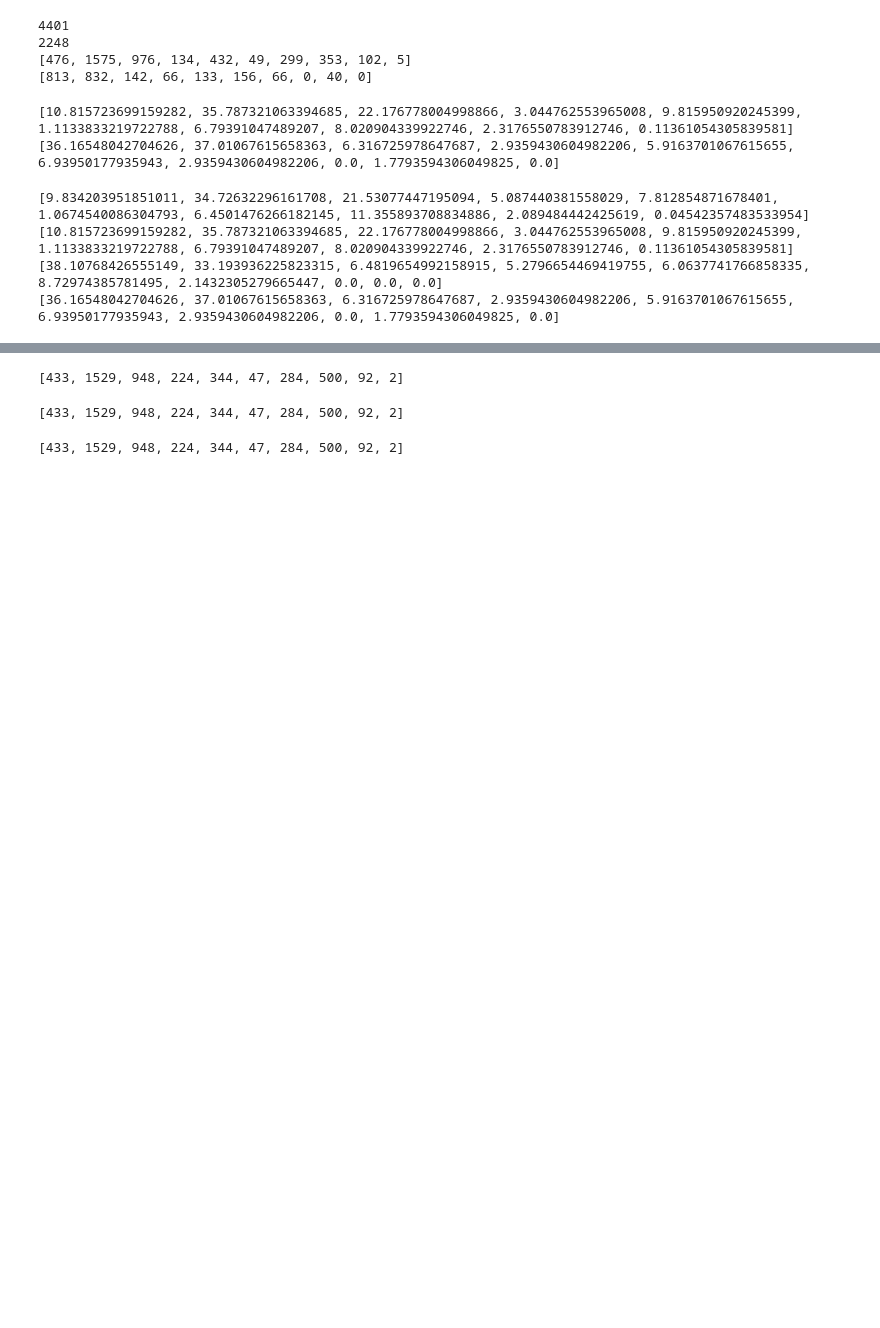
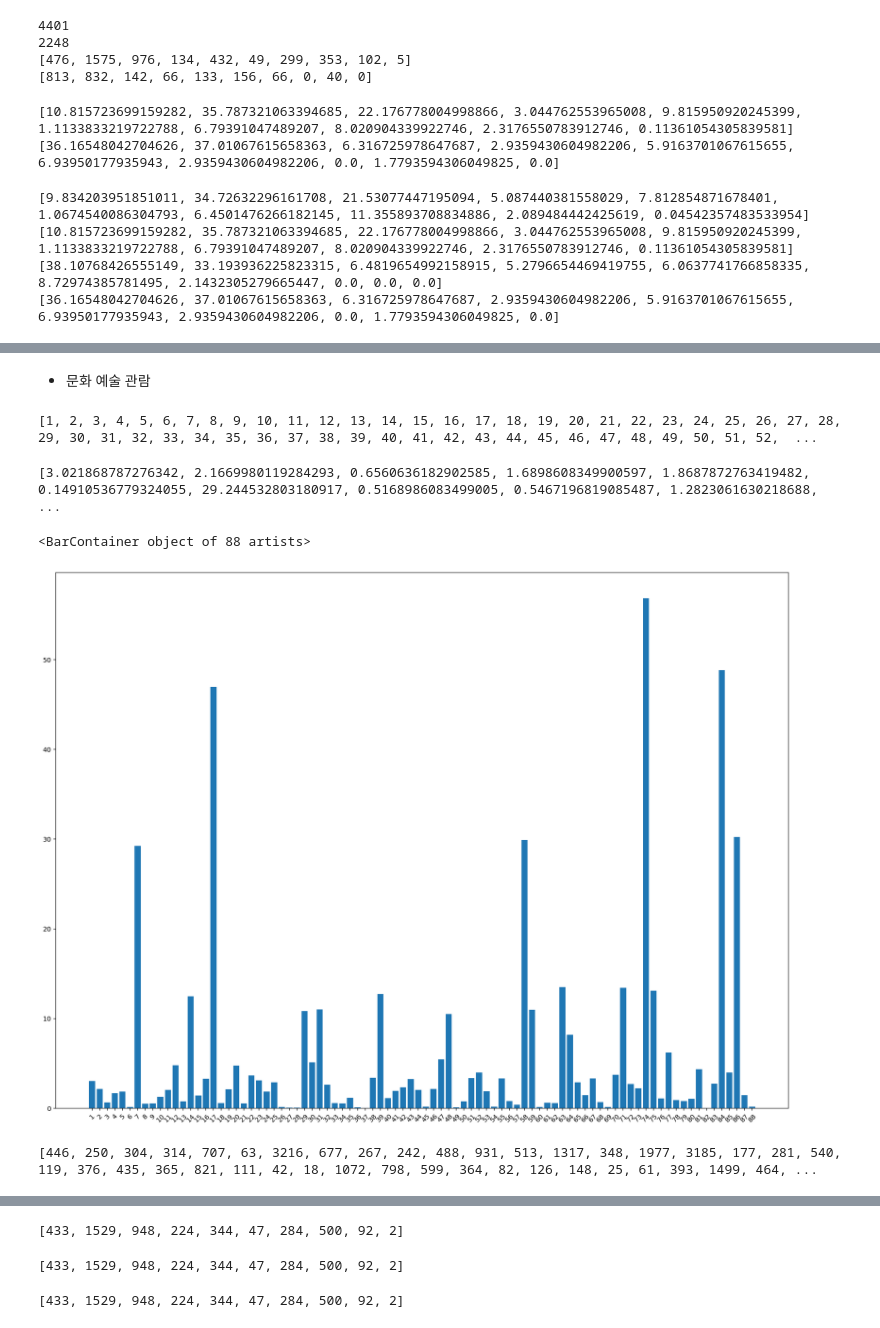
Before and after one commit to ansehoon1999/MG-DataAnaylsis, a Jupyter notebook: 세훈/DataAnalysis_7_25_1.ipynb, the cells around one changed output, grey strips where cells are left out. Drawn from its saved outputs; the diff is of its cells as text; code cells hidden in the pictures; blank space fills up the shorter version.

```diff
--- a/세훈/DataAnalysis_7_25_1.ipynb
+++ b/세훈/DataAnalysis_7_25_1.ipynb
@@ -397,0 +400,3 @@ print(q3_1_2020)
+# %%
+weekday = [0] * 88
+weekday_hope = [0] * 88
@@ -397,0 +428,32 @@ print(q3_1_2020)
+# %%
+
+
+for i in range(len(df_weekday)) :
+  for j i
+
+df_weekday
+
+df_weekday_hope
+# %%
+for i in range(len(df_weekday)) :
+  for j in range(8) :
+    if  1 <= df_weekday.iloc[i,j] < 99 :
+      x = df_weekday.iloc[i,j]
+      weekday[x-1] = weekday[x-1] + 1
+# %% [markdown]
+- 문화 예술 관람
+# %%
+title = list(range(1, 89, 1))
+print(title)
+# %% [output]
+[1, 2, 3, 4, 5, 6, 7, 8, 9, 10, 11, 12, 13, 14, 15, 16, 17, 18, 19, 20, 21, 22, 23, 24, 25, 26, 27, 28, 29, 30, 31, 32, 33, 34, 35, 36, 37, 38, 39, 40, 41, 42, 43, 44, 45, 46, 47, 48, 49, 50, 51, 52,  ...
+# %%
+print(weekday)
+
+plt.figure(figsize=(20, 15))
+plt.xticks(title, rotation=45)
+plt.bar(title, weekday)
+# %% [output]
+[3.021868787276342, 2.1669980119284293, 0.6560636182902585, 1.6898608349900597, 1.8687872763419482, 0.14910536779324055, 29.244532803180917, 0.5168986083499005, 0.5467196819085487, 1.2823061630218688, ...
+<BarContainer object of 88 artists>
+[figure, added]
@@ -397,0 +466,4 @@ print(q3_1_2020)
+# %%
+print(weekday_hope)
+# %% [output]
+[446, 250, 304, 314, 707, 63, 3216, 677, 267, 242, 488, 931, 513, 1317, 348, 1977, 3185, 177, 281, 540, 119, 376, 435, 365, 821, 111, 42, 18, 1072, 798, 599, 364, 82, 126, 148, 25, 61, 393, 1499, 464, ...
```
Also changed, not shown: parts of 7 cells of this notebook.
